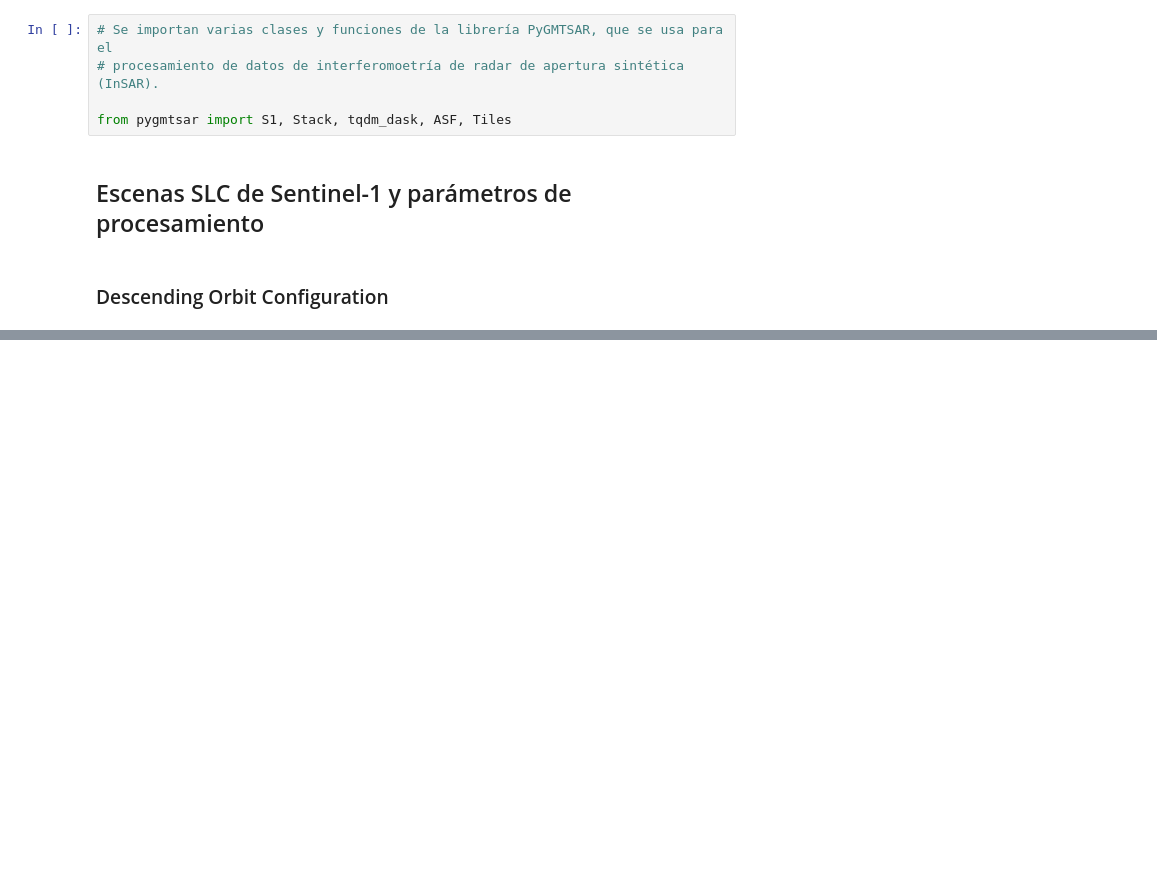
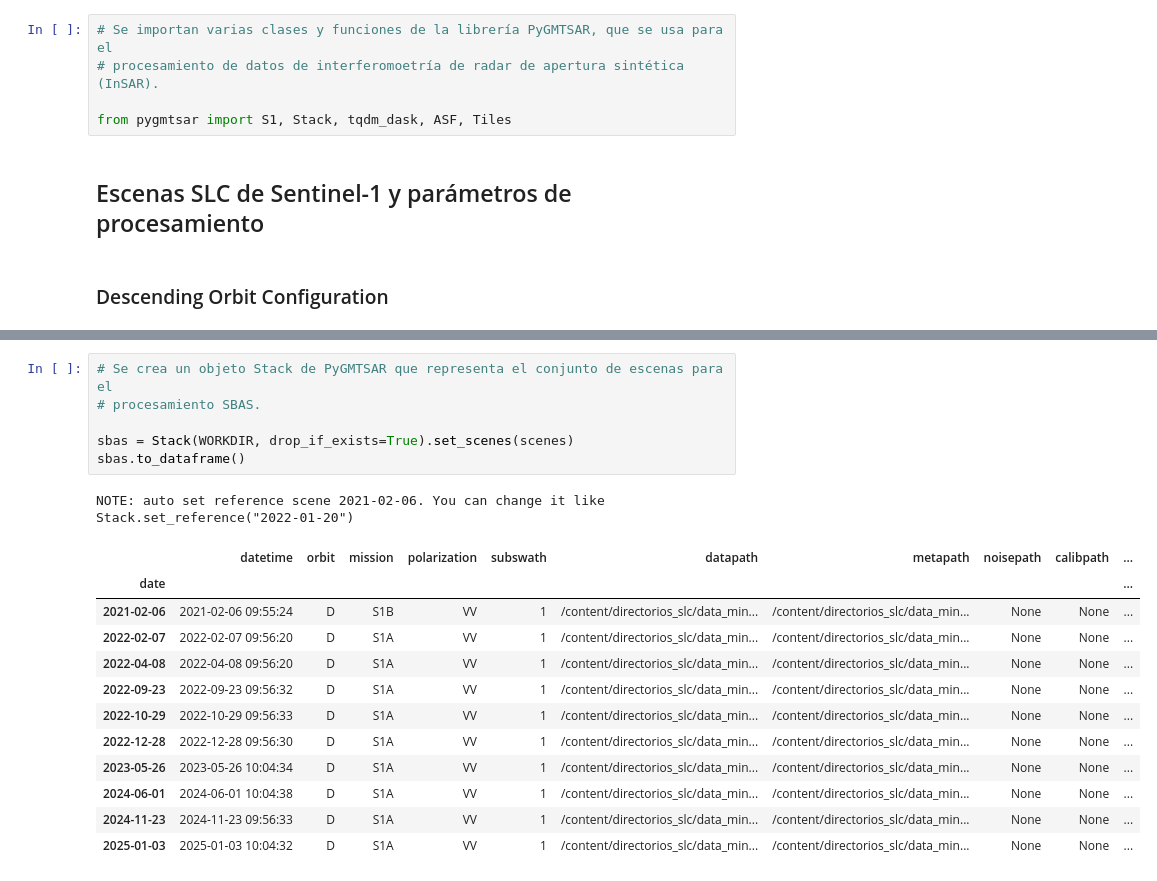
Before and after one commit to paoandreachv/Practica, a Jupyter notebook: Mina_Los_Bronces,_Colina.ipynb, the cells around one changed output, grey strips where cells are left out. Drawn from its saved outputs; the diff is of its cells as text; blank space fills up the shorter version.

```diff
--- a/Mina_Los_Bronces,_Colina.ipynb
+++ b/Mina_Los_Bronces,_Colina.ipynb
@@ -195,0 +299,20 @@ DEM = f'{DATADIR}/dem.nc'
+# %%
+# Se crea un objeto Stack de PyGMTSAR que representa el conjunto de escenas para el
+# procesamiento SBAS.
+
+sbas = Stack(WORKDIR, drop_if_exists=True).set_scenes(scenes)
+sbas.to_dataframe()
+# %% [output]
+NOTE: auto set reference scene 2021-02-06. You can change it like Stack.set_reference("2022-01-20")
+|  | datetime | orbit | mission | polarization | subswath | datapath | metapath | noisepath | calibpath | ... |
+| date |  |  |  |  |  |  |  |  |  | ... |
+| 2021-02-06 | 2021-02-06 09:55:24 | D | S1B | VV | 1 | /content/directorios_slc/data_min... | /content/directorios_slc/data_min... | None | None | ... |
+| 2022-02-07 | 2022-02-07 09:56:20 | D | S1A | VV | 1 | /content/directorios_slc/data_min... | /content/directorios_slc/data_min... | None | None | ... |
+| 2022-04-08 | 2022-04-08 09:56:20 | D | S1A | VV | 1 | /content/directorios_slc/data_min... | /content/directorios_slc/data_min... | None | None | ... |
+| 2022-09-23 | 2022-09-23 09:56:32 | D | S1A | VV | 1 | /content/directorios_slc/data_min... | /content/directorios_slc/data_min... | None | None | ... |
+| 2022-10-29 | 2022-10-29 09:56:33 | D | S1A | VV | 1 | /content/directorios_slc/data_min... | /content/directorios_slc/data_min... | None | None | ... |
+| 2022-12-28 | 2022-12-28 09:56:30 | D | S1A | VV | 1 | /content/directorios_slc/data_min... | /content/directorios_slc/data_min... | None | None | ... |
+| 2023-05-26 | 2023-05-26 10:04:34 | D | S1A | VV | 1 | /content/directorios_slc/data_min... | /content/directorios_slc/data_min... | None | None | ... |
+| 2024-06-01 | 2024-06-01 10:04:38 | D | S1A | VV | 1 | /content/directorios_slc/data_min... | /content/directorios_slc/data_min... | None | None | ... |
+| 2024-11-23 | 2024-11-23 09:56:33 | D | S1A | VV | 1 | /content/directorios_slc/data_min... | /content/directorios_slc/data_min... | None | None | ... |
+| 2025-01-03 | 2025-01-03 10:04:32 | D | S1A | VV | 1 | /content/directorios_slc/data_min... | /content/directorios_slc/data_min... | None | None | ... |
```
Also changed, not shown: parts of 23 cells of this notebook.
